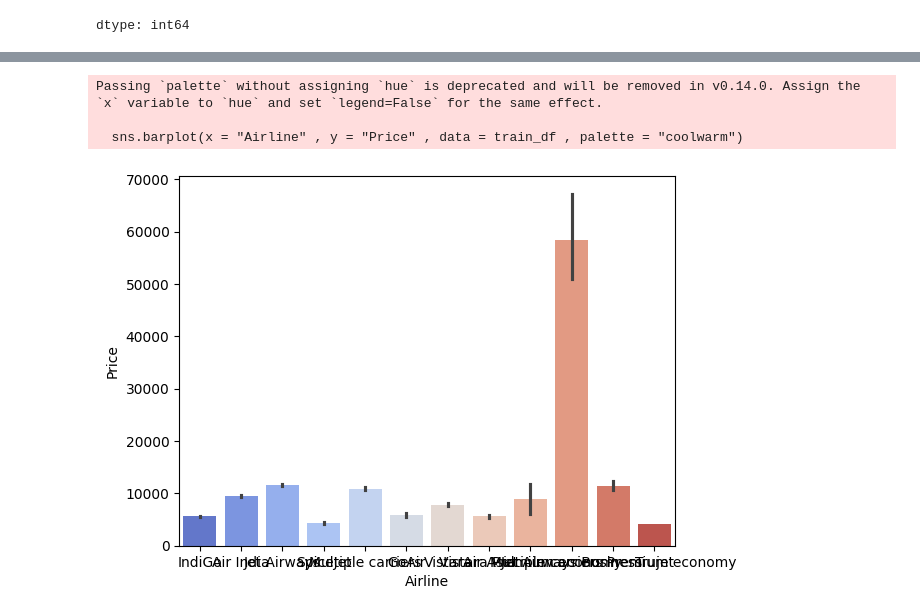
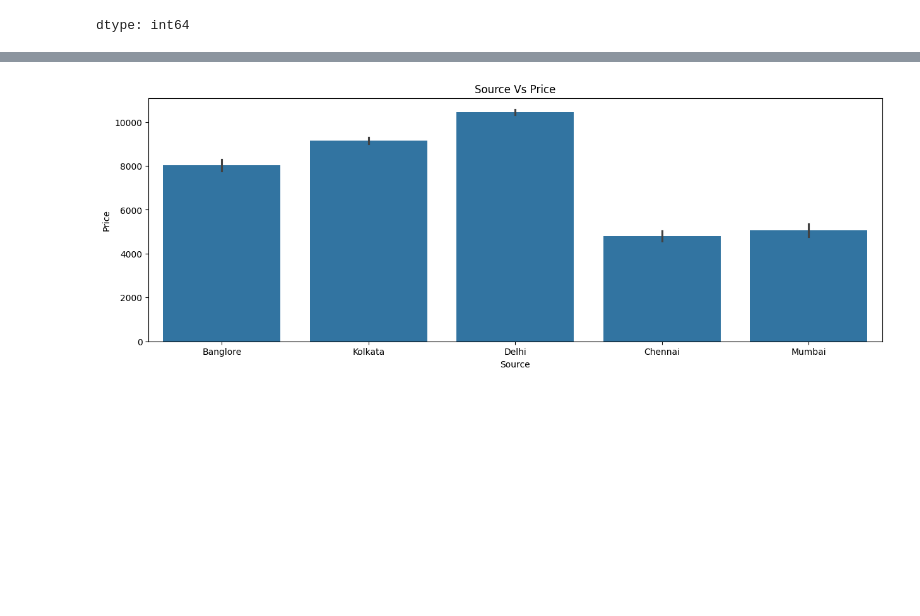
Before and after one commit to AyonChatterjee/ML-Projects-, a Jupyter notebook: Flight_Price_Prediction.ipynb, the cells around one changed output, grey strips where cells are left out. Drawn from its saved outputs; the diff is of its cells as text; code cells hidden in the pictures; blank space fills up the shorter version.

```diff
--- a/Flight_Price_Prediction.ipynb
+++ b/Flight_Price_Prediction.ipynb
@@ -237,9 +228,8 @@ Passing `palette` without assigning `hue` is deprecated and will be removed in v
 # %%
-sns.barplot(x = "Airline" , y = "Price" , data = train_df , palette = "coolwarm")
+plt.figure(figsize=(15 , 5))
+sns.barplot(x = "Source" , y = "Price" , data = train_df)
+plt.title("Source Vs Price")
 plt.show()
 # %% [output]
-Passing `palette` without assigning `hue` is deprecated and will be removed in v0.14.0. Assign the `x` variable to `hue` and set `legend=False` for the same effect.
-
-  sns.barplot(x = "Airline" , y = "Price" , data = train_df , palette = "coolwarm")
-[figure, old version]
+[figure, new version]
 # %%
```
Also changed, not shown: parts of 54 cells of this notebook.
